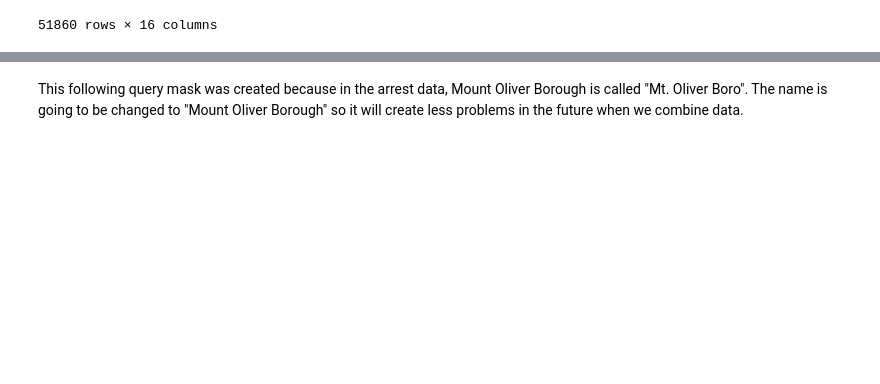
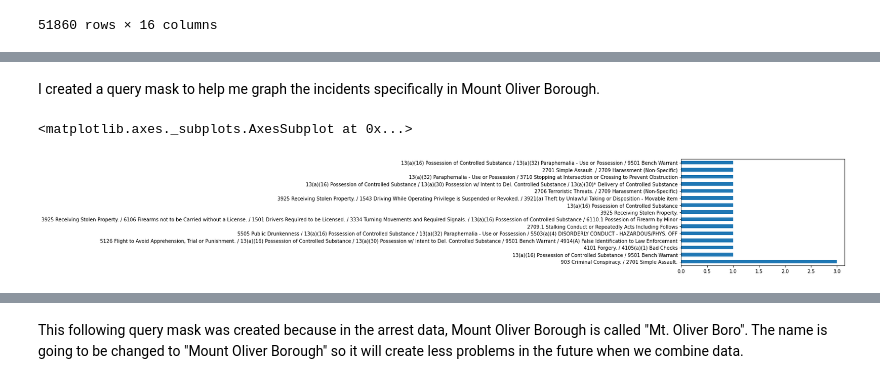
Before and after one commit to gjm55/Big-Ideas-Final, a Jupyter notebook: _group20_-final.ipynb, the cells around one changed output, grey strips where cells are left out. Saved outputs shown, nothing was run; the diff lists cells and outputs as text; code cells hidden in the pictures; blank space fills up the shorter version.

```diff
--- a/_group20_-final.ipynb
+++ b/_group20_-final.ipynb
@@ -174,0 +196,9 @@ arrest_data
+# %% [markdown]
+I created a query mask to help me graph the incidents specifically in Mount Oliver Borough.
+# %%
+query_mask = arrest_data['INCIDENTNEIGHBORHOOD'] == "Mt. Oliver Boro"
+mt_oliver_boro = arrest_data[query_mask]
+mt_oliver_boro["OFFENSES"].value_counts().plot(kind='barh')
+# %% [output]
+<matplotlib.axes._subplots.AxesSubplot at 0x...>
+[figure, added]
```
Also changed, not shown: parts of 18 cells of this notebook.
